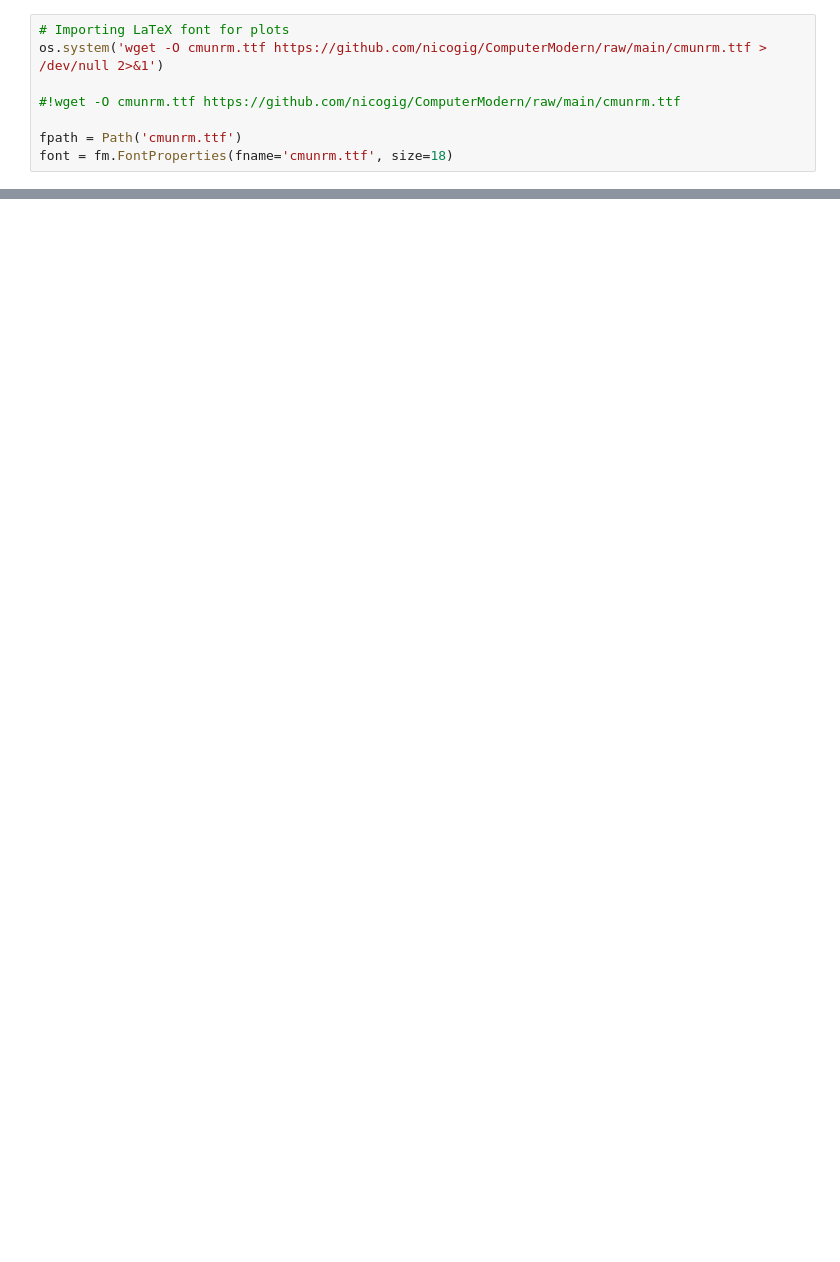
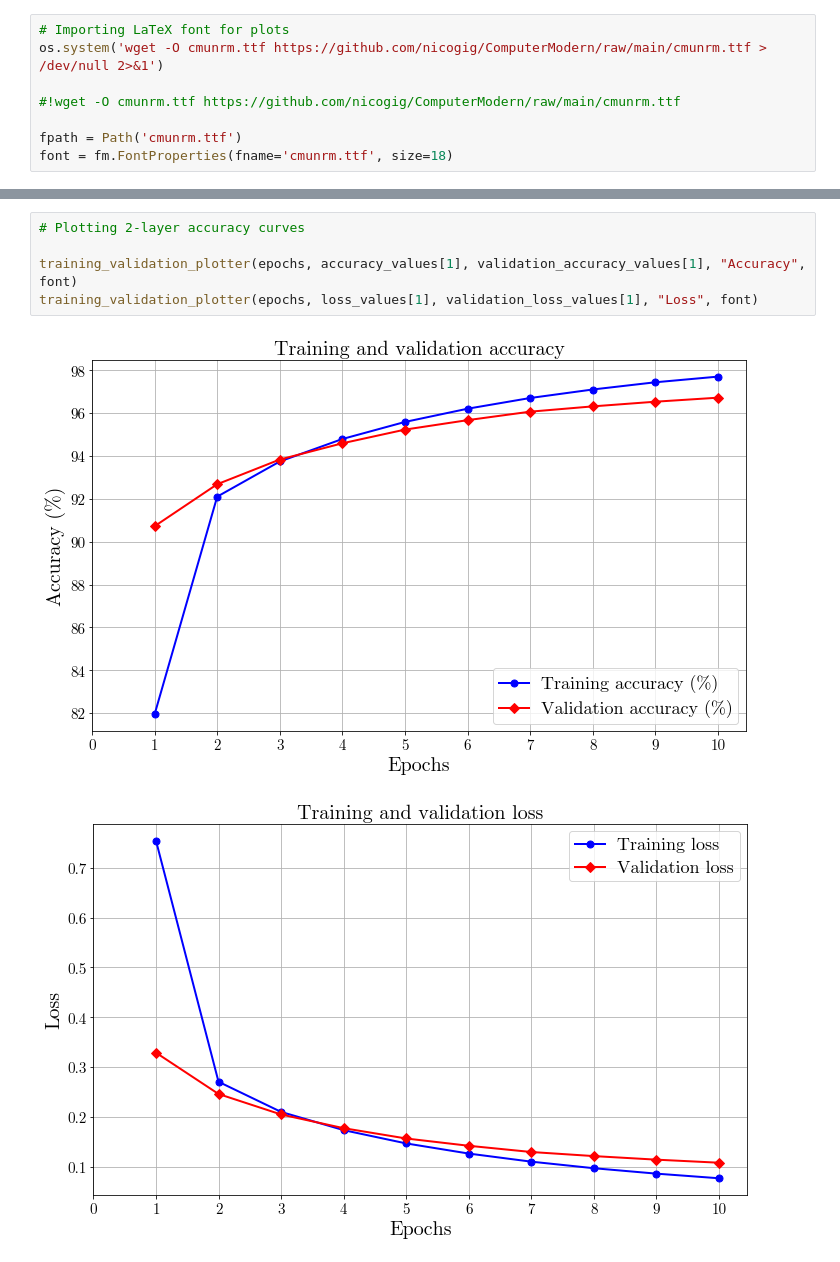
Before and after one commit to nicogig/worsecrossbars, a Jupyter notebook: TrainingValidationCurves.ipynb, the cells around one changed output, grey strips where cells are left out. Saved outputs shown, nothing was run; the diff lists cells and outputs as text; blank space fills up the shorter version.

```diff
--- a/TrainingValidationCurves.ipynb
+++ b/TrainingValidationCurves.ipynb
@@ -23,0 +41,8 @@ font = fm.FontProperties(fname='cmunrm.ttf', size=18)
+# %%
+# Plotting 2-layer accuracy curves
+
+training_validation_plotter(epochs, accuracy_values[1], validation_accuracy_values[1], "Accuracy", font)
+training_validation_plotter(epochs, loss_values[1], validation_loss_values[1], "Loss", font)
+# %% [output]
+[figure, added]
+[figure, added]
```
Also changed, not shown: parts of 6 cells of this notebook, 3 other files.
